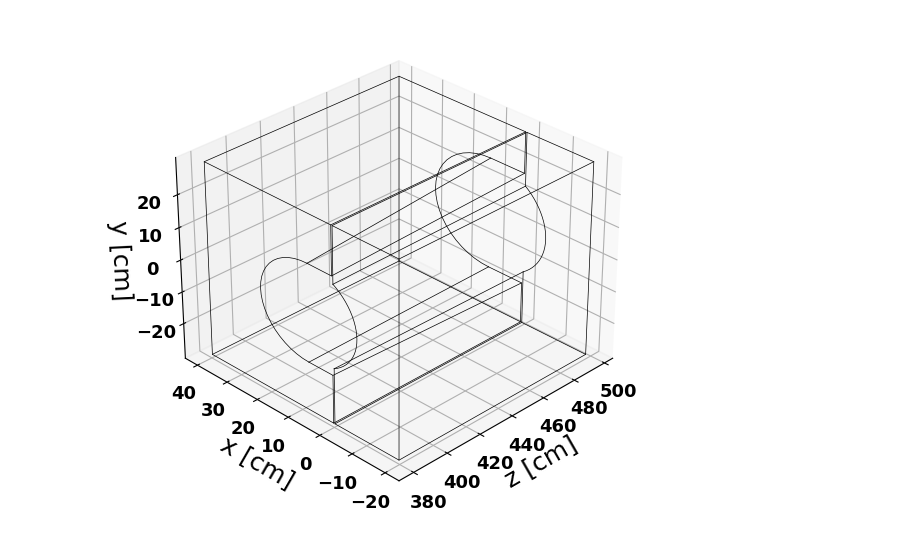
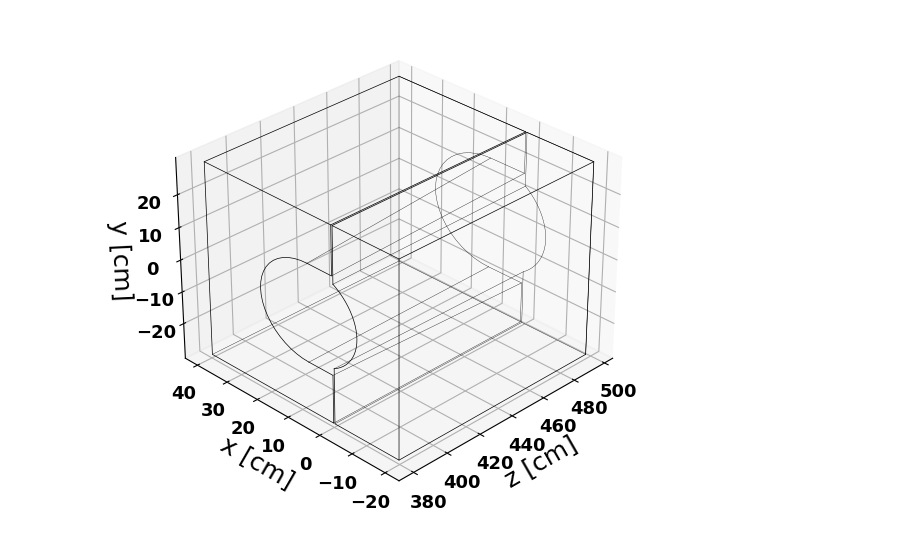
Before and after one commit to rymilton/eic_endcap_insert, a Jupyter notebook: analysis/WireframeExample.ipynb, the cells around one changed output. Drawn from its saved outputs; the diff is of its cells as text; code cells hidden in the pictures.

```diff
--- a/analysis/WireframeExample.ipynb
+++ b/analysis/WireframeExample.ipynb
@@ -24,33 +24,41 @@ plt.rcParams['savefig.bbox']='tight'
 
 from mpl_toolkits.mplot3d import Axes3D
 fig = plt.figure()
 ax = Axes3D(fig, azim=-135, elev=30)
 
-args=dict(color='k', linewidth=0.5)
+#use different thickness lines for the profiles versus hidden edges
+thick=dict(color='k', linewidth=0.5)
+thin=dict(color='k', linewidth=0.25)
 zmin=380
 zmax=380+2.34*50
-for holeX, holeR, z in (7.7, 15, zmin), (10.55, 17.25, zmax):
+for holeX, holeR, z,args in (7.7, 15, zmin, thick), (10.55, 17.25, zmax, thin):
     plt.plot([z]*8,[holeX,.2,.2,39.8,39.8, .2, .2, holeX], [-holeR,-holeR,-29.9, -29.9, 29.9, 29.9,holeR, holeR],**args)
     phi = np.linspace(-np.pi/2, np.pi/2, 25)
     plt.plot(0*phi+z,holeX+np.cos(phi)*holeR, holeR*np.sin(phi), **args)
     phi0 = np.arccos((-holeX-.2)/holeR)
     plt.plot([z]*6, [-.2,-.2,-19.8,-19.8, -.2, -.2],  [-holeR*np.sin(phi0),-29.9, -29.9, 29.9, 29.9, holeR*np.sin(phi0)], **args)
     phi = np.linspace(phi0,2*np.pi-phi0, 25)
     plt.plot(0*phi+z, holeX+np.cos(phi)*holeR, holeR*np.sin(phi), **args)
 for x in (-19.8, -.2, .2, 39.8):
     for y in (-29.9, 29.9):
+        args = thick if y>0 or x<-1 else thin
         plt.plot([zmin, zmax],[x,x], [y,y], **args)
 
+args=thin
 plt.plot([zmin, zmax],[.2,.2], [15,17.25], **args)
 plt.plot([zmin, zmax],[.2,.2], [-15,-17.25], **args)
 plt.plot([zmin, zmax],[7.7,10.55], [15,17.25], **args)
 plt.plot([zmin, zmax],[7.7,10.55], [-15,-17.25], **args)
 plt.plot([zmin, zmax],[-.2,-.2], [15*np.sin(np.arccos((-7.7-.2)/15)),17.25*np.sin(phi0)], **args)
 plt.plot([zmin, zmax],[-.2,-.2], [-15*np.sin(np.arccos((-7.7-.2)/15)),-17.25*np.sin(phi0)], **args)
+
+#outline on the back
+plt.plot([zmax, zmax], [39.8,.2], [29.9,29.9], **thick)
+plt.plot([zmax, zmax,zmax], [-.2, -19.8, -19.8], [29.9,29.9, -29.9], **thick)
 ax.set_xlabel("z [cm]")
 ax.set_ylabel("x [cm]")
 ax.set_zlabel("y [cm]")
 
 plt.show()
 # %% [output]
-[figure, old version]
+[figure, new version]
```
